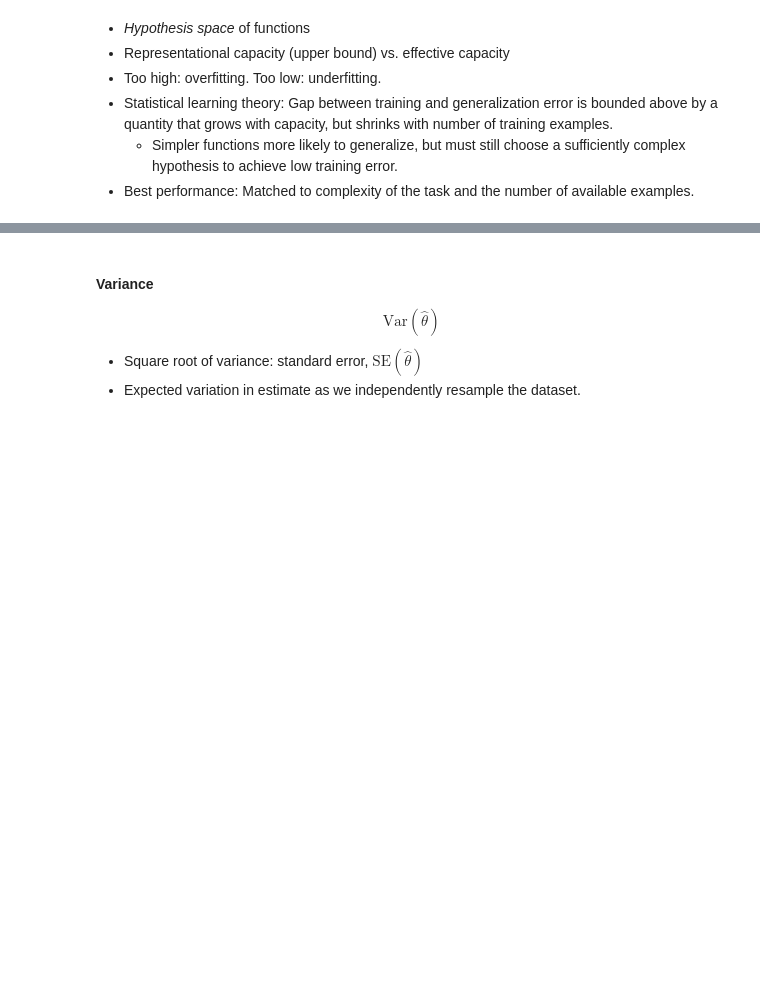
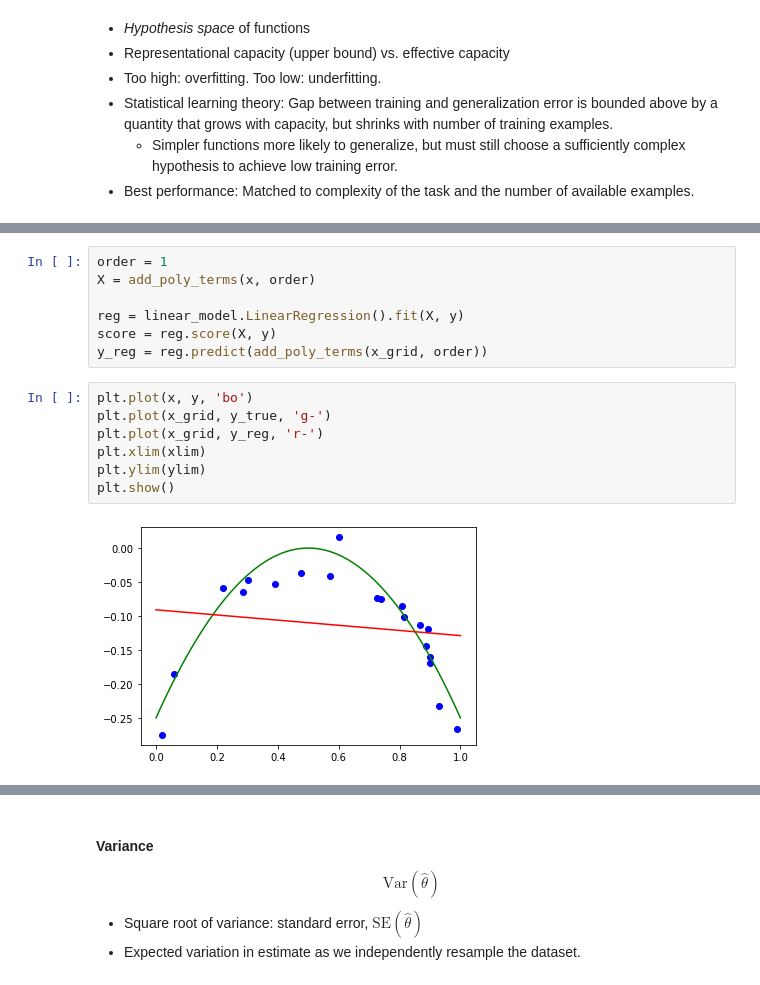
Before and after one commit to BlohmLab/MLtutorials, a Jupyter notebook: ML intro 1.ipynb, the cells around one changed output, grey strips where cells are left out. Cells and saved outputs as stored; diff of their text form; blank space fills up the shorter version.

```diff
--- a/ML intro 1.ipynb
+++ b/ML intro 1.ipynb
@@ -359,0 +338,16 @@ e.g. Bernoulli distribution, Guassian mean (see book)
+# %%
+order = 1
+X = add_poly_terms(x, order)
+
+reg = linear_model.LinearRegression().fit(X, y)
+score = reg.score(X, y)
+y_reg = reg.predict(add_poly_terms(x_grid, order))
+# %%
+plt.plot(x, y, 'bo')
+plt.plot(x_grid, y_true, 'g-')
+plt.plot(x_grid, y_reg, 'r-')
+plt.xlim(xlim)
+plt.ylim(ylim)
+plt.show()
+# %% [output]
+[figure, added]
```
Also changed, not shown: parts of 155 cells of this notebook, 13 other files.
